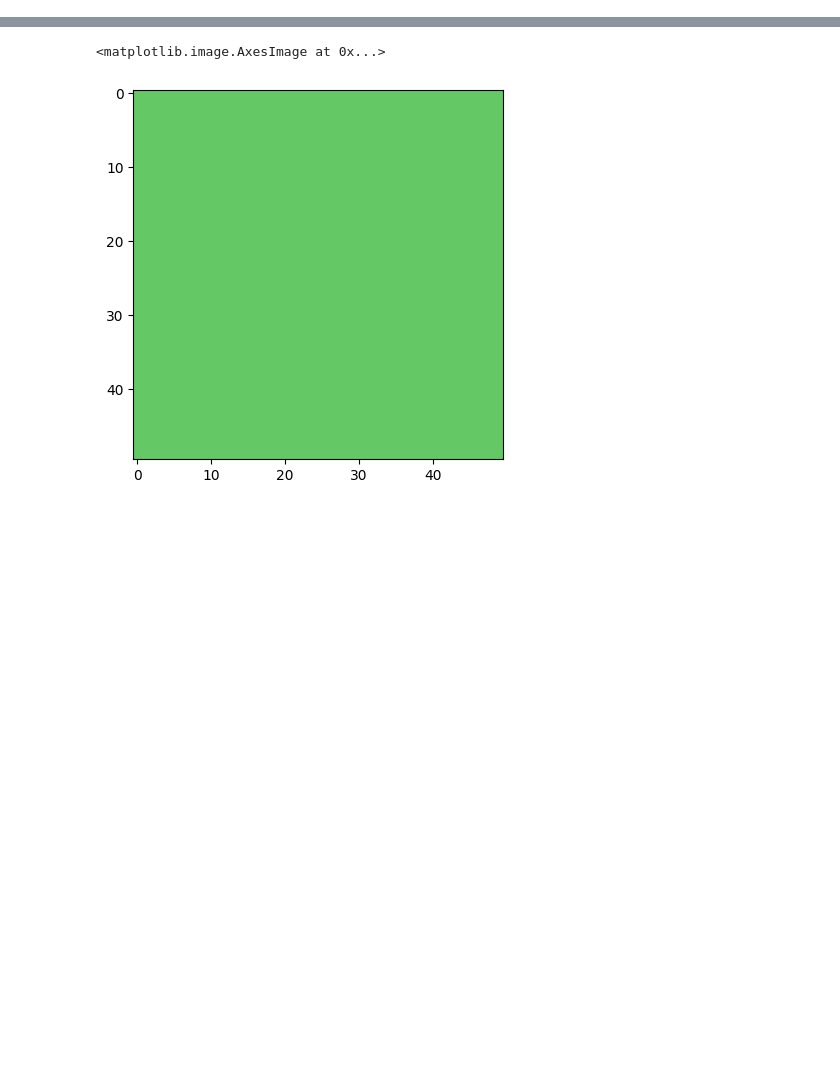
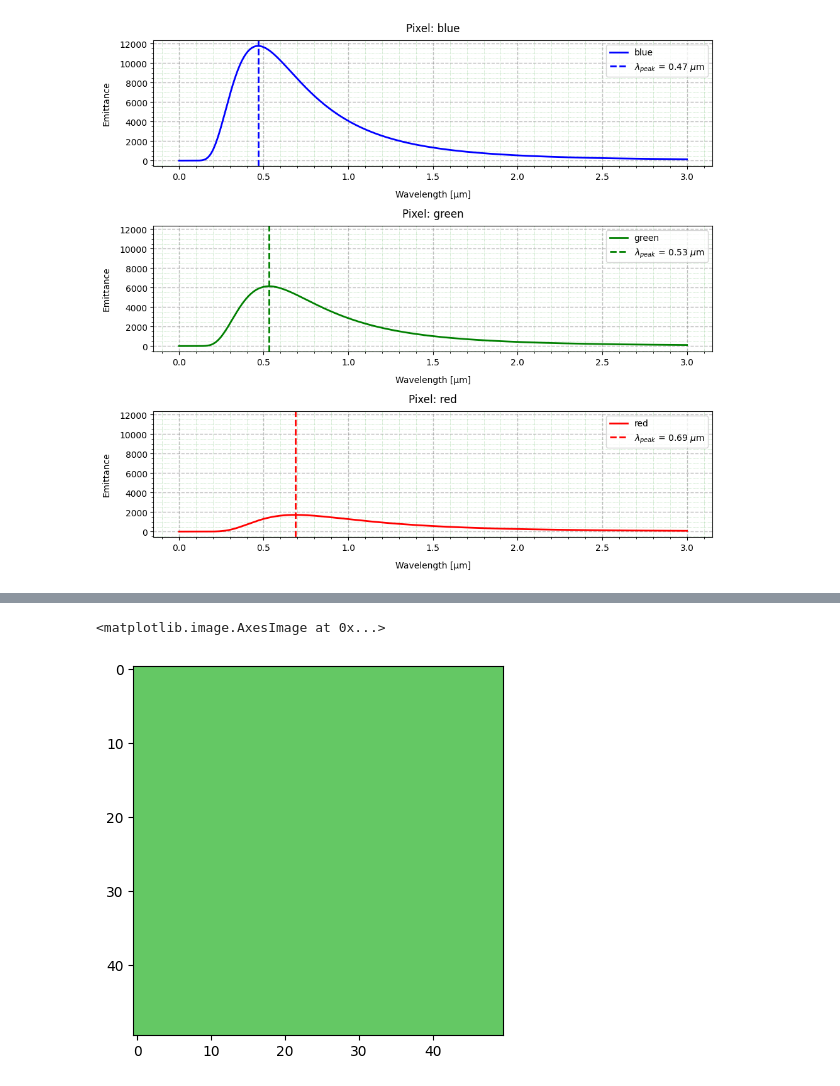
Before and after one commit to BogdanPinchuk/ComputerVision-PBY_HW1, a Jupyter notebook: Investigation.ipynb, the cells around one changed output, grey strips where cells are left out. Drawn from its saved outputs; the diff is of its cells as text; code cells hidden in the pictures; blank space fills up the shorter version.

Commit message:
[Homework1] - implemented calc emittance and sensitivity

```diff
--- a/Investigation.ipynb
+++ b/Investigation.ipynb
@@ -0,0 +124,43 @@
+# %%
+import numpy as np
+
+n_points = 1000
+lambda_min = 0.0
+lambda_max = 3.0
+# lambda_min = 0.35
+# lambda_max = 0.83
+
+wavelengths_mkm = np.linspace(lambda_min, lambda_max, n_points)
+
+# calculate data for charts
+M_b = planck_law(wavelengths_mkm, T_b)
+M_g = planck_law(wavelengths_mkm, T_g)
+M_r = planck_law(wavelengths_mkm, T_r)
+# %%
+import matplotlib.pyplot as plt
+
+M_array = [M_b, M_g, M_r]
+lambda_peaks = [lambda_b, lambda_g, lambda_r]
+colors = ["blue", "green", "red"]
+
+_, axes = plt.subplots(len(M_array), 1, figsize=(10, 9), sharey=True)
+
+for idx, item in enumerate(M_array):
+    ax = axes[idx]
+
+    ax.plot(wavelengths_mkm, M_array[idx], linewidth=2.0, color=colors[idx], label=colors[idx])
+    ax.axvline(lambda_peaks[idx], linestyle='--', color=colors[idx], linewidth=2.0,
+               label=f"$\\lambda _{{peak}}$ = {lambda_peaks[idx]:.2f} $\\mu$m")
+
+    ax.grid(axis='both', visible=True, which='major', ls='--', linewidth=1.0, color='tab:gray')
+    ax.minorticks_on()
+    ax.grid(axis='both', visible=True, which='minor', ls=':', linewidth=0.5, color='tab:green')
+    ax.set_title(f"Pixel: {colors[idx]}", pad=10, loc='center', color='black')
+    ax.set_xlabel("Wavelength [μm]", labelpad=10, loc='center', color='black')
+    ax.set_ylabel("Emittance", labelpad=10, loc='center', color='black')
+    ax.legend()
+
+plt.tight_layout()
+plt.show()
+# %% [output]
+[figure, added]
```
Also changed, not shown: parts of 8 cells of this notebook.
